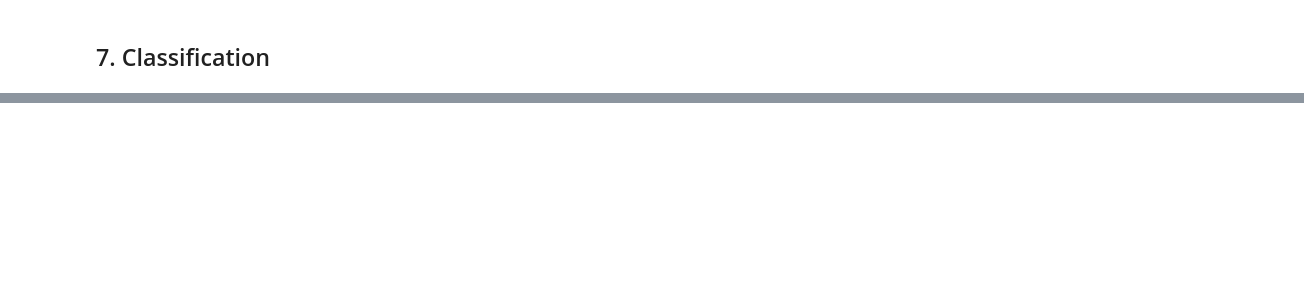
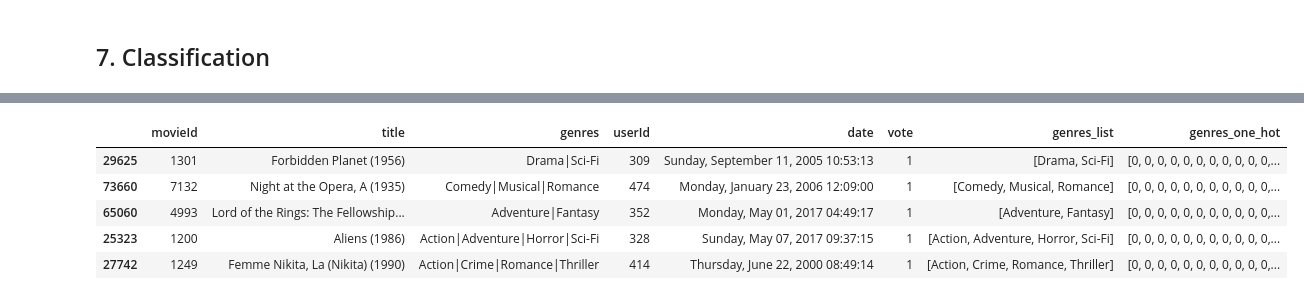
Before and after one commit to Mazharul-Hossain/sequence-based-recommendations, a Jupyter notebook: notebooks/01. Analysis of Movie Lens dataset (Beginner's Analysis).ipynb, the cells around one changed output, grey strips where cells are left out. Drawn from its saved outputs; the diff is of its cells as text; code cells hidden in the pictures; blank space fills up the shorter version.

Commit message:
Updated code to handle movie features

```diff
--- a/notebooks/01. Analysis of Movie Lens dataset (Beginner's Analysis).ipynb
+++ b/notebooks/01. Analysis of Movie Lens dataset (Beginner's Analysis).ipynb
@@ -441,6 +519,13 @@ movies_vote.sample(5)
 # %%
-movies_vote['genres_one_hot'] = movies_vote.apply(lambda row: one_hot.transform(row.genres_list)[0], axis=1)
+movies_vote['genres_one_hot'] = movies_vote.apply(lambda row: one_hot.transform(row.genres_list)[0][0], axis=1)
 movies_vote.sample(5)
+# %% [output]
+|  | movieId | title | genres | userId | date | vote | genres_list | genres_one_hot |
+| 29625 | 1301 | Forbidden Planet (1956) | Drama|Sci-Fi | 309 | Sunday, September 11, 2005 10:53:13 | 1 | [Drama, Sci-Fi] | [0, 0, 0, 0, 0, 0, 0, 0, 0, 0, 0,... |
+| 73660 | 7132 | Night at the Opera, A (1935) | Comedy|Musical|Romance | 474 | Monday, January 23, 2006 12:09:00 | 1 | [Comedy, Musical, Romance] | [0, 0, 0, 0, 0, 0, 0, 0, 0, 0, 0,... |
+| 65060 | 4993 | Lord of the Rings: The Fellowship... | Adventure|Fantasy | 352 | Monday, May 01, 2017 04:49:17 | 1 | [Adventure, Fantasy] | [0, 0, 0, 0, 0, 0, 0, 0, 0, 0, 0,... |
+| 25323 | 1200 | Aliens (1986) | Action|Adventure|Horror|Sci-Fi | 328 | Sunday, May 07, 2017 09:37:15 | 1 | [Action, Adventure, Horror, Sci-Fi] | [0, 0, 0, 0, 0, 0, 0, 0, 0, 0, 0,... |
+| 27742 | 1249 | Femme Nikita, La (Nikita) (1990) | Action|Crime|Romance|Thriller | 414 | Thursday, June 22, 2000 08:49:14 | 1 | [Action, Crime, Romance, Thriller] | [0, 0, 0, 0, 0, 0, 0, 0, 0, 0, 0,... |
 # %%
 movies_vote = movies_vote.drop(['genres', 'genres_list'], axis=1)
 movies_vote.sample(5)
```
Also changed, not shown: parts of 20 cells of this notebook, 7 other files.
